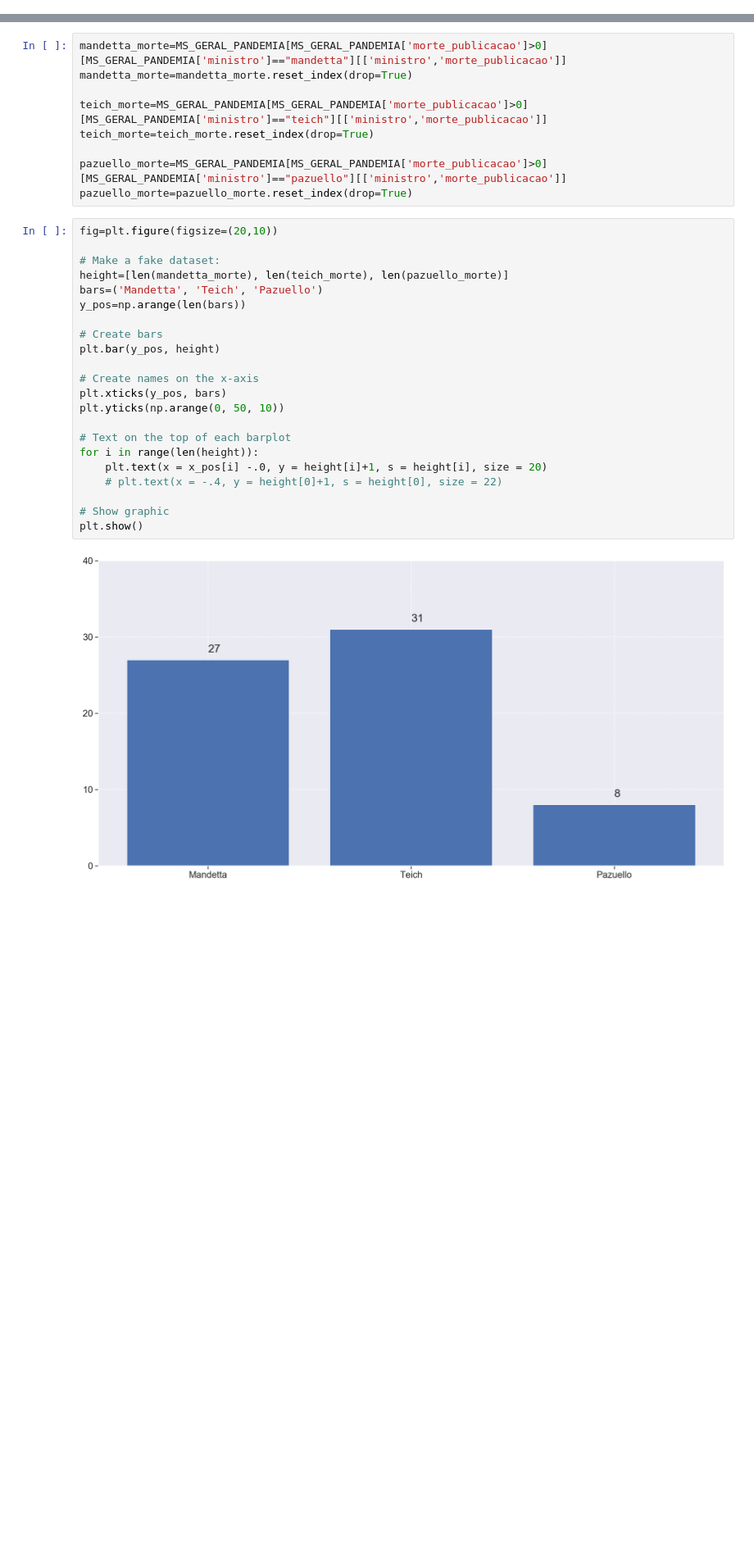
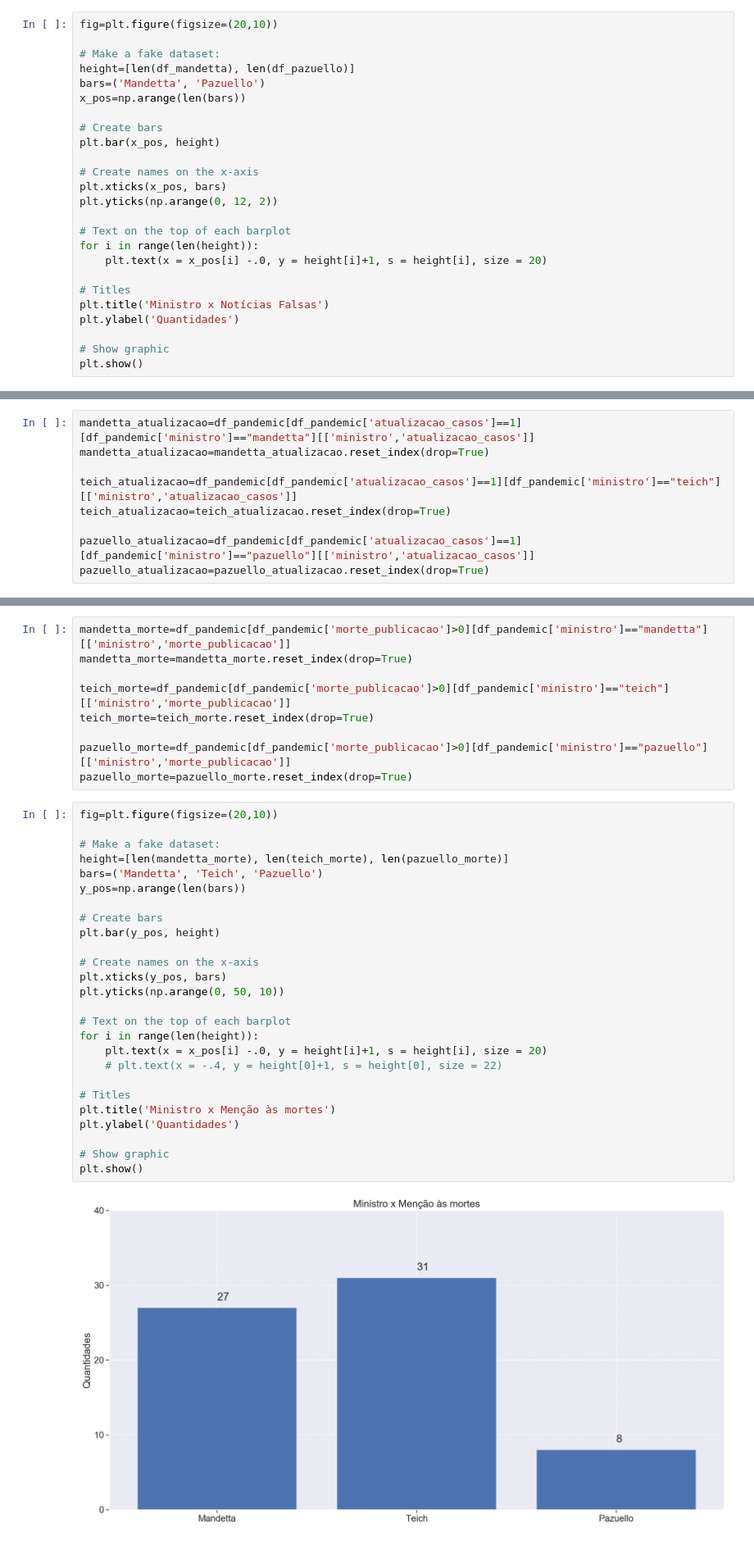
Before and after one commit to LarissaSGuimaraes/Data_MS, a Jupyter notebook: src/ms_geral.ipynb, the cells around one changed output, grey strips where cells are left out. Shown at 82% size. Drawn from its saved outputs; the diff is of its cells as text; blank space fills up the shorter version.

```diff
--- a/src/ms_geral.ipynb
+++ b/src/ms_geral.ipynb
@@ -333,0 +158,25 @@ ministros_morte=ministros_morte.rename({'ministro': 'Ministro'}, axis=1)
+# %%
+fig=plt.figure(figsize=(20,10))
+
+# Make a fake dataset:
+height=[len(df_mandetta), len(df_pazuello)]
+bars=('Mandetta', 'Pazuello')
+x_pos=np.arange(len(bars))
+
+# Create bars
+plt.bar(x_pos, height)
+
+# Create names on the x-axis
+plt.xticks(x_pos, bars)
+plt.yticks(np.arange(0, 12, 2))
+
+# Text on the top of each barplot
+for i in range(len(height)):
+    plt.text(x = x_pos[i] -.0, y = height[i]+1, s = height[i], size = 20)
+
+# Titles
+plt.title('Ministro x Notícias Falsas')
+plt.ylabel('Quantidades')
+
+# Show graphic
+plt.show()
@@ -333,0 +260,9 @@ ministros_morte=ministros_morte.rename({'ministro': 'Ministro'}, axis=1)
+# %%
+mandetta_atualizacao=df_pandemic[df_pandemic['atualizacao_casos']==1][df_pandemic['ministro']=="mandetta"][['ministro','atualizacao_casos']]
+mandetta_atualizacao=mandetta_atualizacao.reset_index(drop=True)
+
+teich_atualizacao=df_pandemic[df_pandemic['atualizacao_casos']==1][df_pandemic['ministro']=="teich"][['ministro','atualizacao_casos']]
+teich_atualizacao=teich_atualizacao.reset_index(drop=True)
+
+pazuello_atualizacao=df_pandemic[df_pandemic['atualizacao_casos']==1][df_pandemic['ministro']=="pazuello"][['ministro','atualizacao_casos']]
+pazuello_atualizacao=pazuello_atualizacao.reset_index(drop=True)
@@ -352,35 +327,39 @@ ministros_morte
 | 64 | pazuello | 1 |
 | 65 | pazuello | 1 |
 # %%
-mandetta_morte=MS_GERAL_PANDEMIA[MS_GERAL_PANDEMIA['morte_publicacao']>0][MS_GERAL_PANDEMIA['ministro']=="mandetta"][['ministro','morte_publicacao']]
+mandetta_morte=df_pandemic[df_pandemic['morte_publicacao']>0][df_pandemic['ministro']=="mandetta"][['ministro','morte_publicacao']]
 mandetta_morte=mandetta_morte.reset_index(drop=True)
 
-teich_morte=MS_GERAL_PANDEMIA[MS_GERAL_PANDEMIA['morte_publicacao']>0][MS_GERAL_PANDEMIA['ministro']=="teich"][['ministro','morte_publicacao']]
+teich_morte=df_pandemic[df_pandemic['morte_publicacao']>0][df_pandemic['ministro']=="teich"][['ministro','morte_publicacao']]
 teich_morte=teich_morte.reset_index(drop=True)
 
-pazuello_morte=MS_GERAL_PANDEMIA[MS_GERAL_PANDEMIA['morte_publicacao']>0][MS_GERAL_PANDEMIA['ministro']=="pazuello"][['ministro','morte_publicacao']]
+pazuello_morte=df_pandemic[df_pandemic['morte_publicacao']>0][df_pandemic['ministro']=="pazuello"][['ministro','morte_publicacao']]
 pazuello_morte=pazuello_morte.reset_index(drop=True)
 # %%
 fig=plt.figure(figsize=(20,10))
 
 # Make a fake dataset:
 height=[len(mandetta_morte), len(teich_morte), len(pazuello_morte)]
 bars=('Mandetta', 'Teich', 'Pazuello')
 y_pos=np.arange(len(bars))
 
 # Create bars
 plt.bar(y_pos, height)
 
 # Create names on the x-axis
 plt.xticks(y_pos, bars)
 plt.yticks(np.arange(0, 50, 10))
 
 # Text on the top of each barplot
 for i in range(len(height)):
     plt.text(x = x_pos[i] -.0, y = height[i]+1, s = height[i], size = 20)
     # plt.text(x = -.4, y = height[0]+1, s = height[0], size = 22)
 
+# Titles
+plt.title('Ministro x Menção às mortes')
+plt.ylabel('Quantidades')
+
 # Show graphic
 plt.show()
 # %% [output]
-[figure, old version]
+[figure, new version]
```
Also changed, not shown: parts of 101 cells of this notebook.
